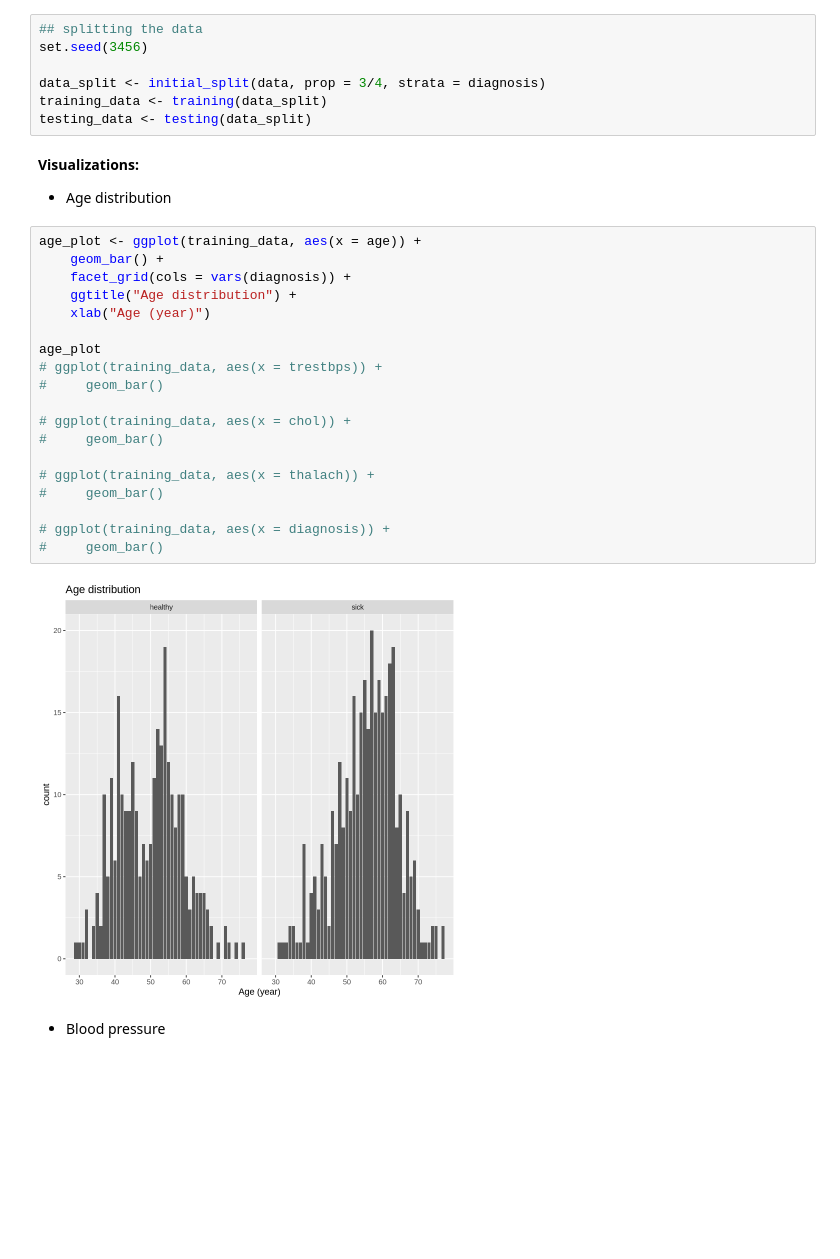
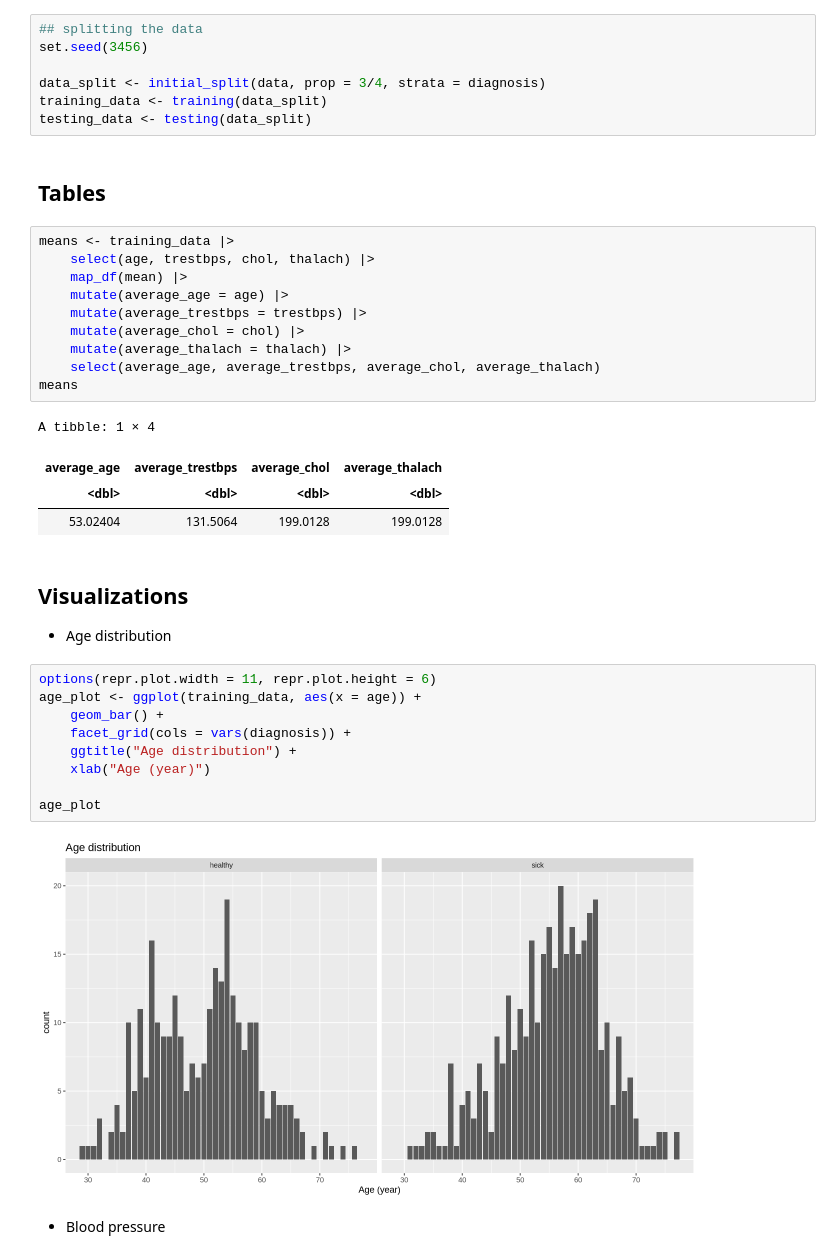
Before and after one commit to charlie-carter/dsci100project, a Jupyter notebook: proposal.ipynb, the cells around one changed output. Saved outputs shown, nothing was run; the diff lists cells and outputs as text; blank space fills up the shorter version.

Commit message:
cleaned up visualizations, added table

```diff
--- a/proposal.ipynb
+++ b/proposal.ipynb
@@ -142,30 +142,37 @@ set.seed(3456)
 data_split <- initial_split(data, prop = 3/4, strata = diagnosis)
 training_data <- training(data_split)
 testing_data <- testing(data_split)
+# %% [markdown]
+## Tables
+# %%
+means <- training_data |>
+    select(age, trestbps, chol, thalach) |>
+    map_df(mean) |>
+    mutate(average_age = age) |>
+    mutate(average_trestbps = trestbps) |>
+    mutate(average_chol = chol) |>
+    mutate(average_thalach = thalach) |>
+    select(average_age, average_trestbps, average_chol, average_thalach)
+means
+# %% [output]
+A tibble: 1 × 4
+| average_age | average_trestbps | average_chol | average_thalach |
+| <dbl> | <dbl> | <dbl> | <dbl> |
+| 53.02404 | 131.5064 | 199.0128 | 199.0128 |
 # %% [markdown]
-**Visualizations:**
+## Visualizations
 - Age distribution
 # %%
+options(repr.plot.width = 11, repr.plot.height = 6)
 age_plot <- ggplot(training_data, aes(x = age)) +
     geom_bar() +
     facet_grid(cols = vars(diagnosis)) +
     ggtitle("Age distribution") +
     xlab("Age (year)")
 
 age_plot
-# ggplot(training_data, aes(x = trestbps)) +
-#     geom_bar()
-
-# ggplot(training_data, aes(x = chol)) +
-#     geom_bar()
-
-# ggplot(training_data, aes(x = thalach)) +
-#     geom_bar()
-
-# ggplot(training_data, aes(x = diagnosis)) +
-#     geom_bar()
 # %% [output]
-[figure, old version]
+[figure, new version]
 # %% [markdown]
 - Blood pressure
 # %%
```
Also changed, not shown: parts of 7 cells of this notebook.
